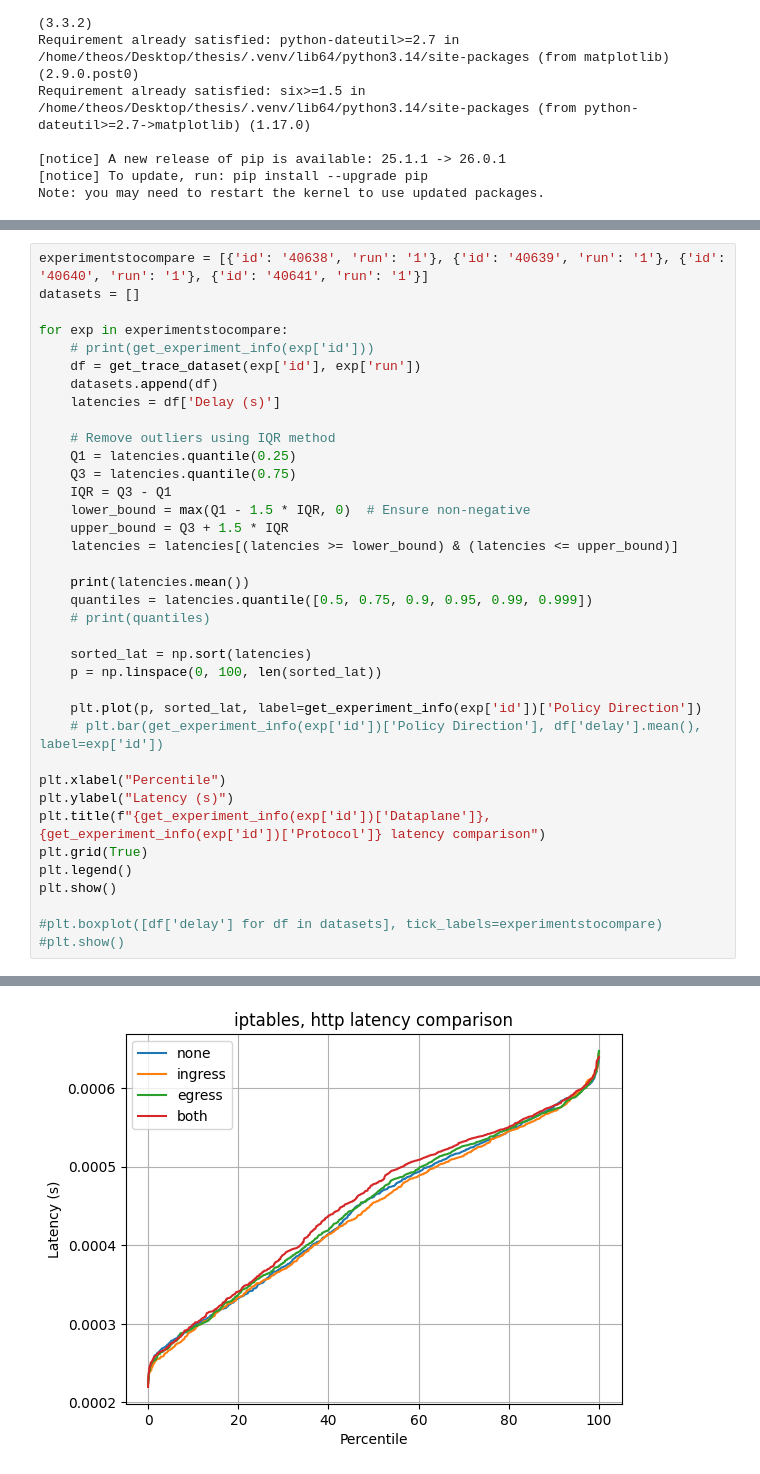
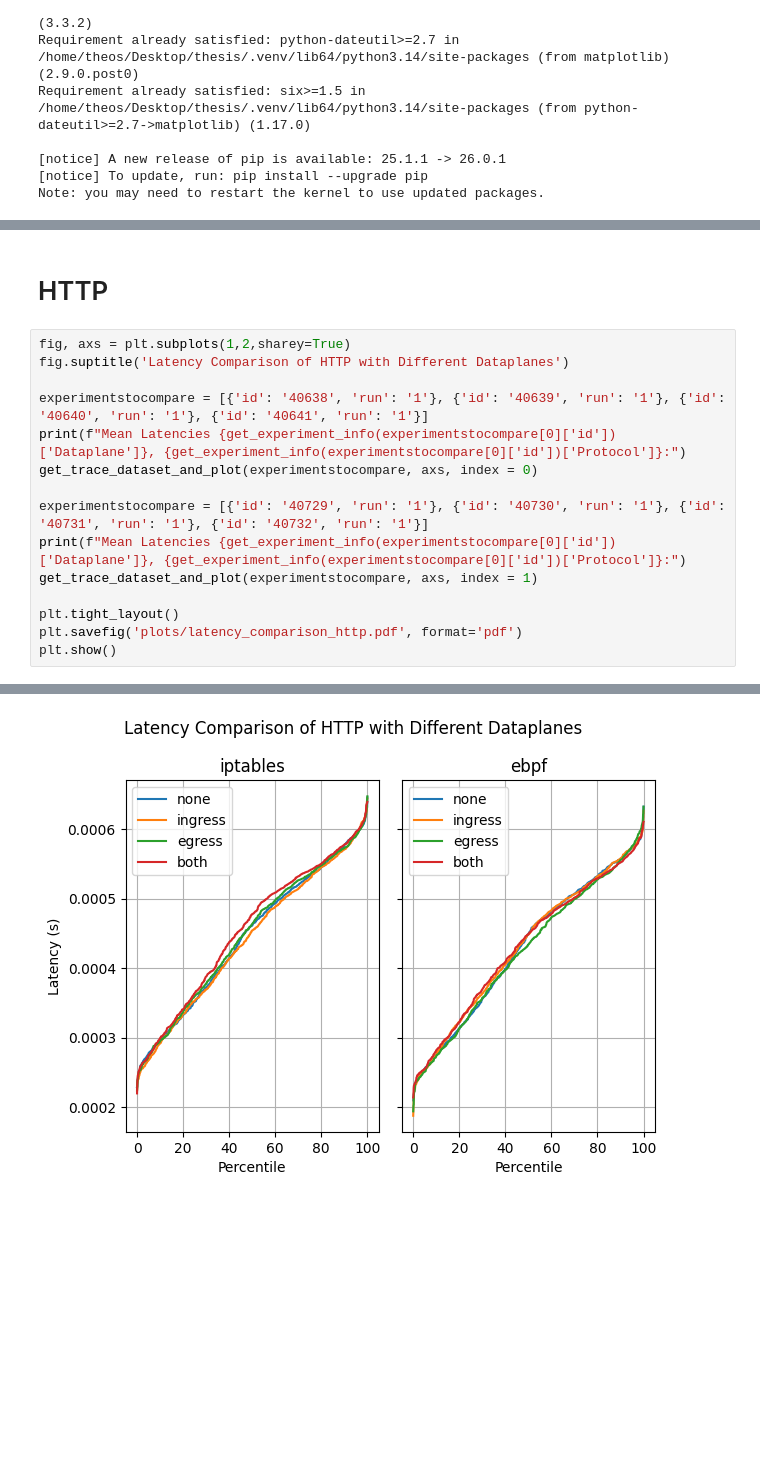
Before and after one commit to EmilZackrisson/thesis, a Jupyter notebook: Analysis/latency.ipynb, the cells around one changed output, grey strips where cells are left out. Cells and saved outputs as stored; diff of their text form; blank space fills up the shorter version.

```diff
--- a/Analysis/latency.ipynb
+++ b/Analysis/latency.ipynb
@@ -89,38 +140,18 @@ plt.show()
+# %% [markdown]
+# HTTP
 # %%
+fig, axs = plt.subplots(1,2,sharey=True)
+fig.suptitle('Latency Comparison of HTTP with Different Dataplanes')
+
 experimentstocompare = [{'id': '40638', 'run': '1'}, {'id': '40639', 'run': '1'}, {'id': '40640', 'run': '1'}, {'id': '40641', 'run': '1'}]
-datasets = []
+print(f"Mean Latencies {get_experiment_info(experimentstocompare[0]['id'])['Dataplane']}, {get_experiment_info(experimentstocompare[0]['id'])['Protocol']}:")
+get_trace_dataset_and_plot(experimentstocompare, axs, index = 0)
 
-for exp in experimentstocompare:
-    # print(get_experiment_info(exp['id']))
-    df = get_trace_dataset(exp['id'], exp['run'])
-    datasets.append(df)
-    latencies = df['Delay (s)']
+experimentstocompare = [{'id': '40729', 'run': '1'}, {'id': '40730', 'run': '1'}, {'id': '40731', 'run': '1'}, {'id': '40732', 'run': '1'}]
+print(f"Mean Latencies {get_experiment_info(experimentstocompare[0]['id'])['Dataplane']}, {get_experiment_info(experimentstocompare[0]['id'])['Protocol']}:")
+get_trace_dataset_and_plot(experimentstocompare, axs, index = 1)
 
-    # Remove outliers using IQR method
-    Q1 = latencies.quantile(0.25)
-    Q3 = latencies.quantile(0.75)
-    IQR = Q3 - Q1
-    lower_bound = max(Q1 - 1.5 * IQR, 0)  # Ensure non-negative
-    upper_bound = Q3 + 1.5 * IQR
-    latencies = latencies[(latencies >= lower_bound) & (latencies <= upper_bound)]
-
-    print(latencies.mean())
-    quantiles = latencies.quantile([0.5, 0.75, 0.9, 0.95, 0.99, 0.999])
-    # print(quantiles)
-
-    sorted_lat = np.sort(latencies)
-    p = np.linspace(0, 100, len(sorted_lat))
-
-    plt.plot(p, sorted_lat, label=get_experiment_info(exp['id'])['Policy Direction'])
-    # plt.bar(get_experiment_info(exp['id'])['Policy Direction'], df['delay'].mean(), label=exp['id'])
-
-plt.xlabel("Percentile")
-plt.ylabel("Latency (s)")
-plt.title(f"{get_experiment_info(exp['id'])['Dataplane']}, {get_experiment_info(exp['id'])['Protocol']} latency comparison")
-plt.grid(True)
-plt.legend()
+plt.tight_layout()
+plt.savefig('plots/latency_comparison_http.pdf', format='pdf')
 plt.show()
-
-#plt.boxplot([df['delay'] for df in datasets], tick_labels=experimentstocompare)
-#plt.show()
 # %% [output]
@@ -131 +168 @@ plt.show()
-[figure, old version]
+[figure, new version]
```
Also changed, not shown: parts of 6 cells of this notebook, 3 other files.
